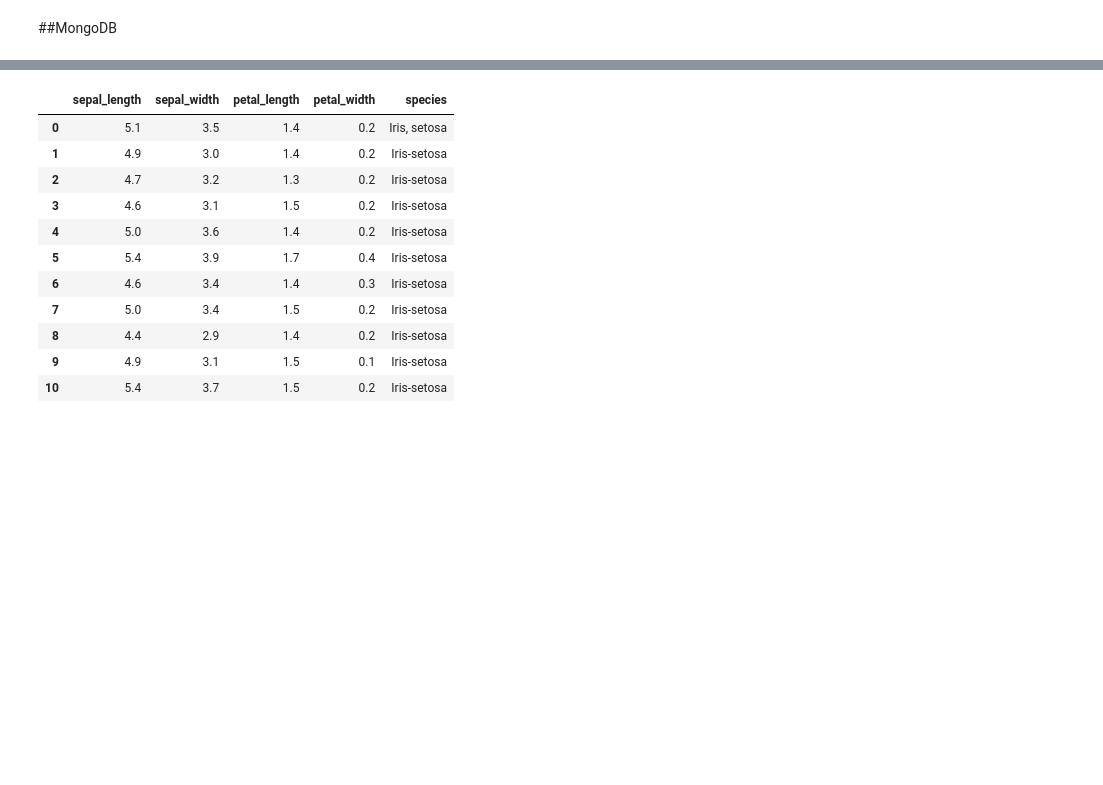
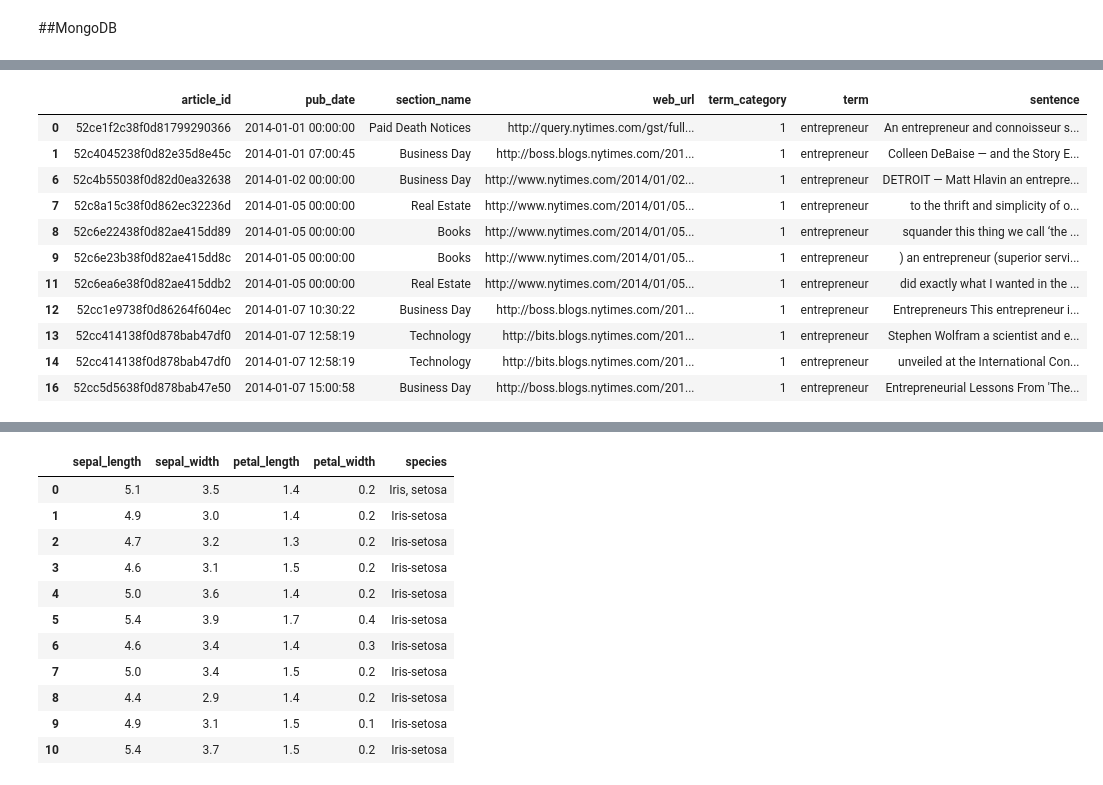
Before and after one commit to mavillard/liwc, a Jupyter notebook: nytimes_csv.ipynb, the cells around one changed output, grey strips where cells are left out. Cells and saved outputs as stored; diff of their text form; code cells hidden in the pictures; blank space fills up the shorter version.

```diff
--- a/nytimes_csv.ipynb
+++ b/nytimes_csv.ipynb
@@ -148,0 +156,2 @@ d.fields
+# %%
+data = total_rows_distinct[total_rows_distinct.term != 'executive']
@@ -148,0 +234,15 @@ d.fields
+# %%
+data
+# %% [output]
+|  | article_id | pub_date | section_name | web_url | term_category | term | sentence |
+| 0 | 52ce1f2c38f0d81799290366 | 2014-01-01 00:00:00 | Paid Death Notices | http://query.nytimes.com/gst/full... | 1 | entrepreneur | An entrepreneur and connoisseur s... |
+| 1 | 52c4045238f0d82e35d8e45c | 2014-01-01 07:00:45 | Business Day | http://boss.blogs.nytimes.com/201... | 1 | entrepreneur | Colleen DeBaise — and the Story E... |
+| 6 | 52c4b55038f0d82d0ea32638 | 2014-01-02 00:00:00 | Business Day | http://www.nytimes.com/2014/01/02... | 1 | entrepreneur | DETROIT — Matt Hlavin an entrepre... |
+| 7 | 52c8a15c38f0d862ec32236d | 2014-01-05 00:00:00 | Real Estate | http://www.nytimes.com/2014/01/05... | 1 | entrepreneur | to the thrift and simplicity of o... |
+| 8 | 52c6e22438f0d82ae415dd89 | 2014-01-05 00:00:00 | Books | http://www.nytimes.com/2014/01/05... | 1 | entrepreneur | squander this thing we call ‘the ... |
+| 9 | 52c6e23b38f0d82ae415dd8c | 2014-01-05 00:00:00 | Books | http://www.nytimes.com/2014/01/05... | 1 | entrepreneur | ) an entrepreneur (superior servi... |
+| 11 | 52c6ea6e38f0d82ae415ddb2 | 2014-01-05 00:00:00 | Real Estate | http://www.nytimes.com/2014/01/05... | 1 | entrepreneur | did exactly what I wanted in the ... |
+| 12 | 52cc1e9738f0d86264f604ec | 2014-01-07 10:30:22 | Business Day | http://boss.blogs.nytimes.com/201... | 1 | entrepreneur | Entrepreneurs This entrepreneur i... |
+| 13 | 52cc414138f0d878bab47df0 | 2014-01-07 12:58:19 | Technology | http://bits.blogs.nytimes.com/201... | 1 | entrepreneur | Stephen Wolfram a scientist and e... |
+| 14 | 52cc414138f0d878bab47df0 | 2014-01-07 12:58:19 | Technology | http://bits.blogs.nytimes.com/201... | 1 | entrepreneur | unveiled at the International Con... |
+| 16 | 52cc5d5638f0d878bab47e50 | 2014-01-07 15:00:58 | Business Day | http://boss.blogs.nytimes.com/201... | 1 | entrepreneur | Entrepreneurial Lessons From 'The... |
```
Also changed, not shown: parts of 48 cells of this notebook, 4 other files.
